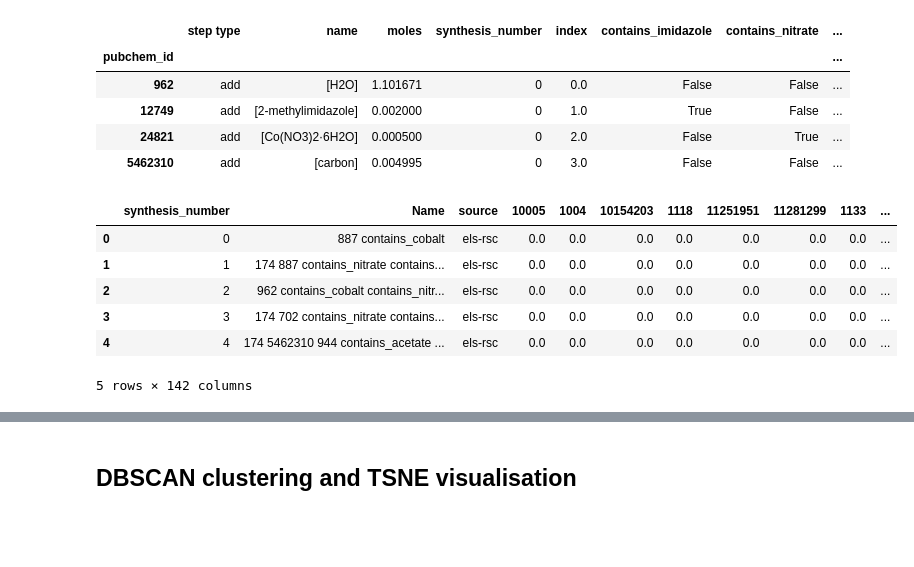
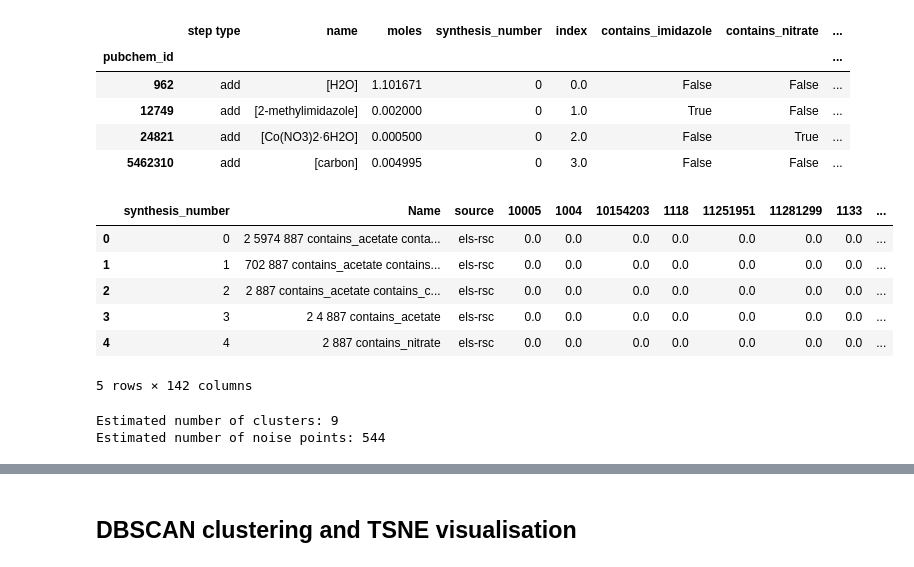
Before and after one commit to SarkisovTeam/SyntheticOracle, a Jupyter notebook: publication figures/Figure 7.ipynb, the cells around one changed output, grey strips where cells are left out. Saved outputs shown, nothing was run; the diff lists cells and outputs as text; code cells hidden in the pictures; blank space fills up the shorter version.

```diff
--- a/publication figures/Figure 7.ipynb
+++ b/publication figures/Figure 7.ipynb
@@ -31,11 +30,11 @@ import matplotlib.pyplot as plt
 # %%
-with open('./exported json files/broken_down_boms.json', 'r', encoding='utf-8') as f:
+with open('./broken_down_boms.json', 'r', encoding='utf-8') as f:
     rawdata = json.loads(f.read())
 
 left = pd.DataFrame(rawdata).set_index('level_0')
 left.index = left.index.rename('pubchem_id').astype(int)
 # %%
-with open('./exported json files/chemical_typing_crossreference.json', 'r', encoding='utf-8') as f:
+with open('./chemical_typing_crossreference.json', 'r', encoding='utf-8') as f:
     xref = json.loads(f.read())
 right = pd.DataFrame(xref)
 right.index = right.index.rename('pubchem_id').astype(int)
@@ -87,23 +86,39 @@ for syn_index in li_iterate(all_boms['synthesis_number'].unique()):
         counter_to_synthesis_map[counter] = syn_index
         counter +=1
 # %%
-from sklearn.feature_extraction.text import CountVectorizer, TfidfVectorizer
+from sklearn.feature_extraction.text import TfidfVectorizer
 import pickle
 
 words_rep = pd.DataFrame(all_syn_chems, index=['Name']).T.reset_index().rename({'index': 'synthesis_number'}, axis=1)
 words_rep['source'] = 'els-rsc'
 
 
-vectorizer_wtf = TfidfVectorizer(analyzer='word')
-X_wtf = vectorizer_wtf.fit_transform(words_rep['Name'])
+vectorizer = TfidfVectorizer(analyzer='word')
+X = vectorizer.fit_transform(words_rep['Name'])
 
-pickle.dump(vectorizer_wtf.vocabulary_,open('./data/knn_vocal_3.pkl', 'wb'))
-pd.concat([words_rep,pd.DataFrame(X_wtf.toarray(), columns=vectorizer_wtf.get_feature_names())], axis=1).head()
+pickle.dump(vectorizer.vocabulary_,open('./tfidfvectors.pkl', 'wb'))
+pd.concat([words_rep,pd.DataFrame(X.toarray(), columns=vectorizer.get_feature_names())], axis=1).head()
 # %% [output]
 |  | synthesis_number | Name | source | 10005 | 1004 | 10154203 | 1118 | 11251951 | 11281299 | 1133 | ... |
-| 0 | 0 | 887 contains_cobalt | els-rsc | 0.0 | 0.0 | 0.0 | 0.0 | 0.0 | 0.0 | 0.0 | ... |
-| 1 | 1 | 174 887 contains_nitrate contains... | els-rsc | 0.0 | 0.0 | 0.0 | 0.0 | 0.0 | 0.0 | 0.0 | ... |
-| 2 | 2 | 962 contains_cobalt contains_nitr... | els-rsc | 0.0 | 0.0 | 0.0 | 0.0 | 0.0 | 0.0 | 0.0 | ... |
-| 3 | 3 | 174 702 contains_nitrate contains... | els-rsc | 0.0 | 0.0 | 0.0 | 0.0 | 0.0 | 0.0 | 0.0 | ... |
-| 4 | 4 | 174 5462310 944 contains_acetate ... | els-rsc | 0.0 | 0.0 | 0.0 | 0.0 | 0.0 | 0.0 | 0.0 | ... |
+| 0 | 0 | 2 5974 887 contains_acetate conta... | els-rsc | 0.0 | 0.0 | 0.0 | 0.0 | 0.0 | 0.0 | 0.0 | ... |
+| 1 | 1 | 702 887 contains_acetate contains... | els-rsc | 0.0 | 0.0 | 0.0 | 0.0 | 0.0 | 0.0 | 0.0 | ... |
+| 2 | 2 | 2 887 contains_acetate contains_c... | els-rsc | 0.0 | 0.0 | 0.0 | 0.0 | 0.0 | 0.0 | 0.0 | ... |
+| 3 | 3 | 2 4 887 contains_acetate | els-rsc | 0.0 | 0.0 | 0.0 | 0.0 | 0.0 | 0.0 | 0.0 | ... |
+| 4 | 4 | 2 887 contains_nitrate | els-rsc | 0.0 | 0.0 | 0.0 | 0.0 | 0.0 | 0.0 | 0.0 | ... |
 5 rows × 142 columns
+# %%
+from sklearn.cluster import DBSCAN
+from sklearn import metrics
+
+db = DBSCAN(eps=0.39, min_samples=20).fit(X.toarray())
+labels = db.labels_
+
+# Number of clusters in labels, ignoring noise if present.
+n_clusters_ = len(set(labels)) - (1 if -1 in labels else 0)
+n_noise_ = list(labels).count(-1)
+
+print("Estimated number of clusters: %d" % n_clusters_)
+print("Estimated number of noise points: %d" % n_noise_)
+# %% [output]
+Estimated number of clusters: 9
+Estimated number of noise points: 544
```
Also changed, not shown: parts of 12 cells of this notebook, 4 other files.
